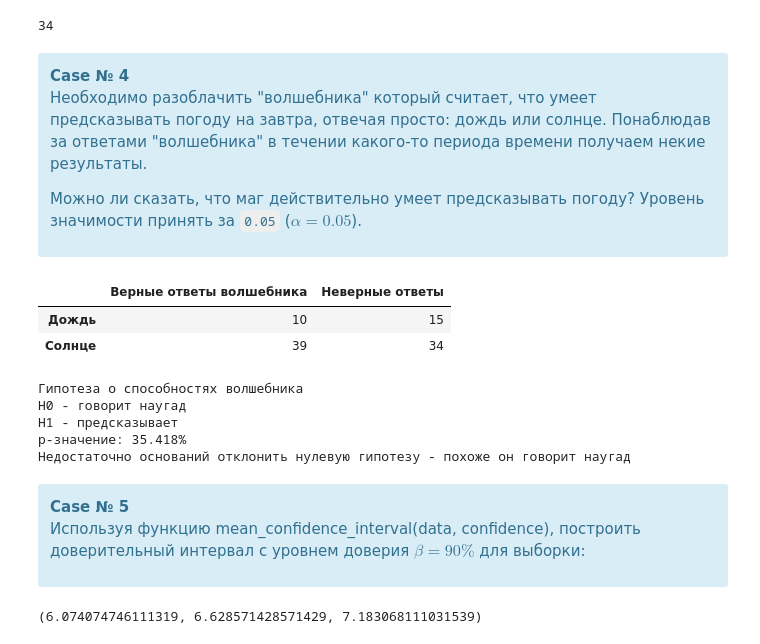
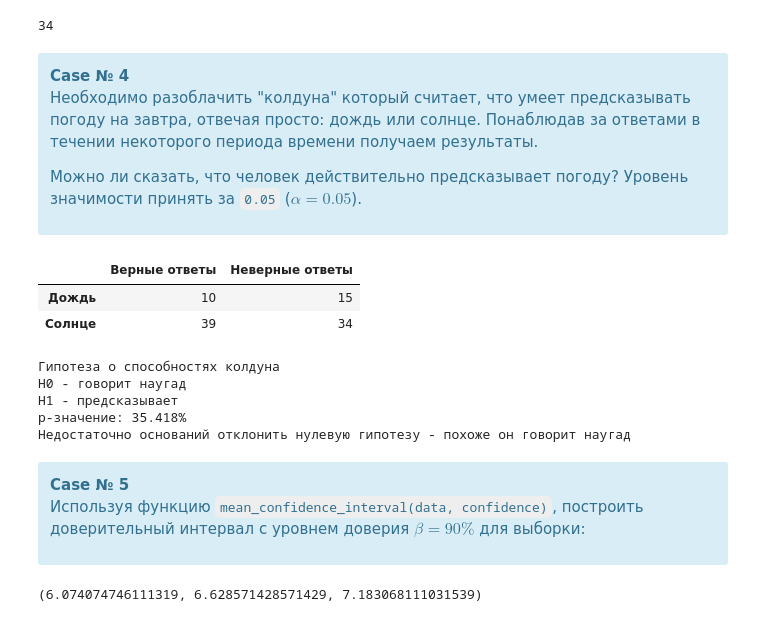
Before and after one commit to choodnovsky/portfolio, a Jupyter notebook: statistical_analysis.ipynb, the cells around one changed output. Saved outputs shown, nothing was run; the diff lists cells and outputs as text; code cells hidden in the pictures.

```diff
--- a/statistical_analysis.ipynb
+++ b/statistical_analysis.ipynb
@@ -107,34 +107,32 @@ n
 <div class="alert alert-info">
 <b>Case № 4</b>
 
-Необходимо разоблачить "волшебника" который считает, что умеет предсказывать погоду на завтра, отвечая просто: дождь или солнце. Понаблюдав за ответами "волшебника" в течении какого-то периода времени получаем некие результаты.
+Необходимо разоблачить "колдуна" который считает, что умеет предсказывать погоду на завтра, отвечая просто: дождь или солнце. Понаблюдав за ответами в течении некоторого периода времени получаем результаты.
 
-Можно ли сказать, что маг действительно умеет предсказывать погоду? Уровень значимости принять за `0.05` ($\alpha=0.05$).
+Можно ли сказать, что человек действительно предсказывает погоду? Уровень значимости принять за `0.05` ($\alpha=0.05$).
 </div>
 # %%
 observations = pd.DataFrame([[10, 15],[39, 34]],
                             index=['Дождь','Солнце'],
-                            columns=['Верные ответы волшебника','Неверные ответы'])
+                            columns=['Верные ответы','Неверные ответы'])
 observations
 # %% [output]
-|  | Верные ответы волшебника | Неверные ответы |
+|  | Верные ответы | Неверные ответы |
 | Дождь | 10 | 15 |
 | Солнце | 39 | 34 |
 # %%
-# Учтите, что у стат. тестов, в том числе и точного теста Фишера под нулевой гипотезой подразумевается случайность/отсутсвие эффекта
-
 oddsratio, pvalue = stats.fisher_exact(observations)
 
 oddsratio, pvalue
 alpha = .001
-print(f'Гипотеза о способностях волшебника\nH0 - говорит наугад\nH1 - предсказывает')
+print(f'Гипотеза о способностях колдуна\nH0 - говорит наугад\nH1 - предсказывает')
 print(f'p-значение: {(pvalue):.3%}')
 if pvalue < alpha:
     print('Отклоняем нулевую гипотезу - предсказывает')
 else:
     print('Недостаточно оснований отклонить нулевую гипотезу - похоже он говорит наугад')
 # %% [output]
-Гипотеза о способностях волшебника
+Гипотеза о способностях колдуна
 H0 - говорит наугад
 H1 - предсказывает
 p-значение: 35.418%
@@ -143,7 +141,7 @@ p-значение: 35.418%
 <div class="alert alert-info">
 <b>Case № 5</b>
 
-Используя функцию mean_confidence_interval(data, confidence), построить доверительный интервал с уровнем доверия $\beta = 90\%$ для выборки:
+Используя функцию `mean_confidence_interval(data, confidence)`, построить доверительный интервал с уровнем доверия $\beta = 90\%$ для выборки:
 
 </div>
 # %%
```
Also changed, not shown: parts of 1 cell of this notebook.
